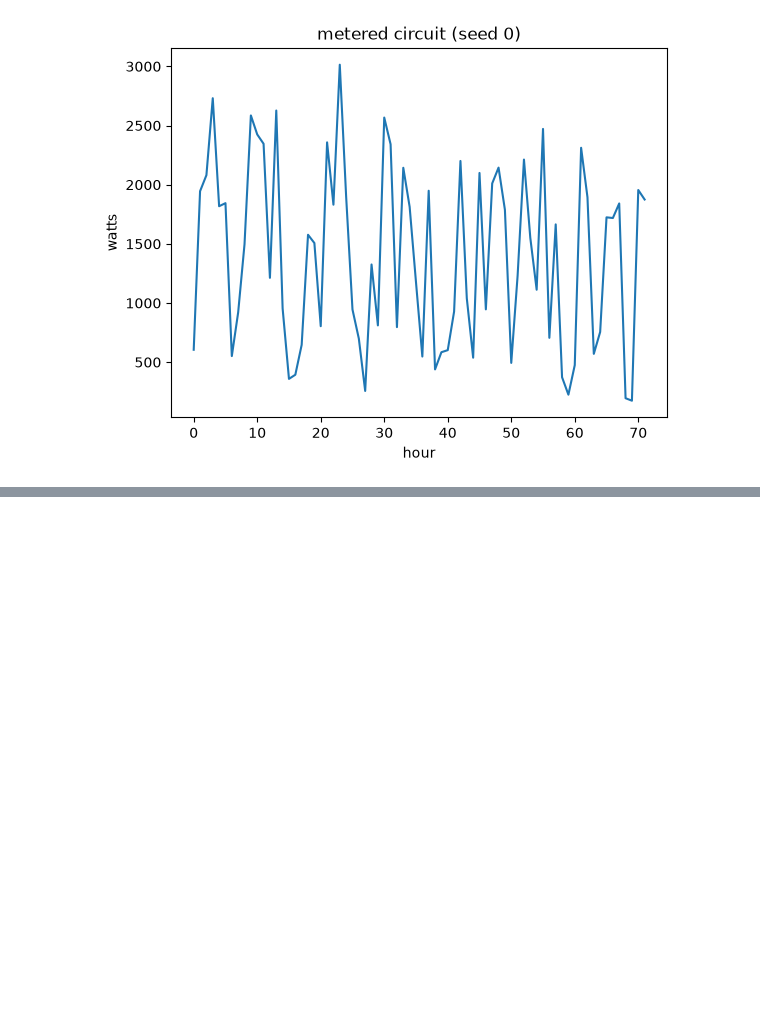
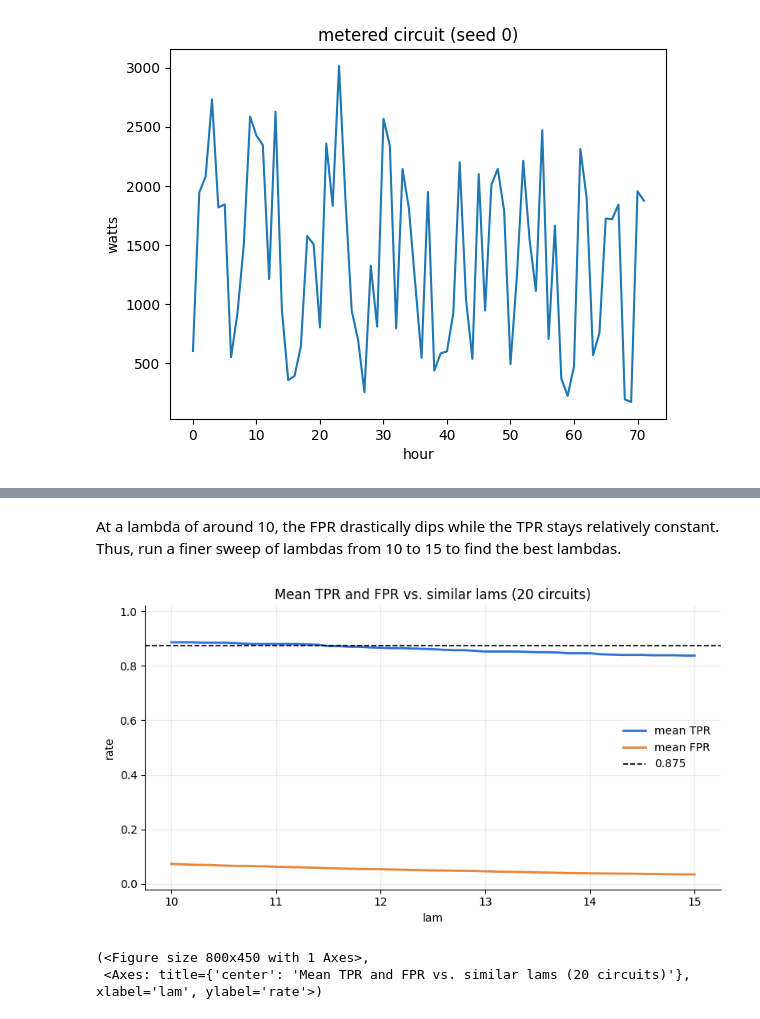
Before and after one commit to russellabey/ds4400-puzzle1, a Jupyter notebook: ghost/ghost_stud_higger.ipynb, the cells around one changed output, grey strips where cells are left out. Saved outputs shown, nothing was run; the diff lists cells and outputs as text; code cells hidden in the pictures; blank space fills up the shorter version.

```diff
--- a/ghost/ghost_stud_higger.ipynb
+++ b/ghost/ghost_stud_higger.ipynb
@@ -43,0 +81,10 @@ evaluate(correlated);
+# %% [markdown]
+At a lambda of around 10, the FPR drastically dips while the TPR stays relatively constant. Thus, run a finer sweep of lambdas from 10 to 15 to find the best lambdas.
+# %%
+# Tests lambdas from 10-15
+finesweep = sweep(np.linspace(10, 15, 51))
+plot(finesweep, 'Mean TPR and FPR vs. similar lams (20 circuits)', logx=False)
+# %% [output]
+[figure, added]
+(<Figure size 800x450 with 1 Axes>,
+ <Axes: title={'center': 'Mean TPR and FPR vs. similar lams (20 circuits)'}, xlabel='lam', ylabel='rate'>)
```
Also changed, not shown: parts of 6 cells of this notebook, 4 other files.
